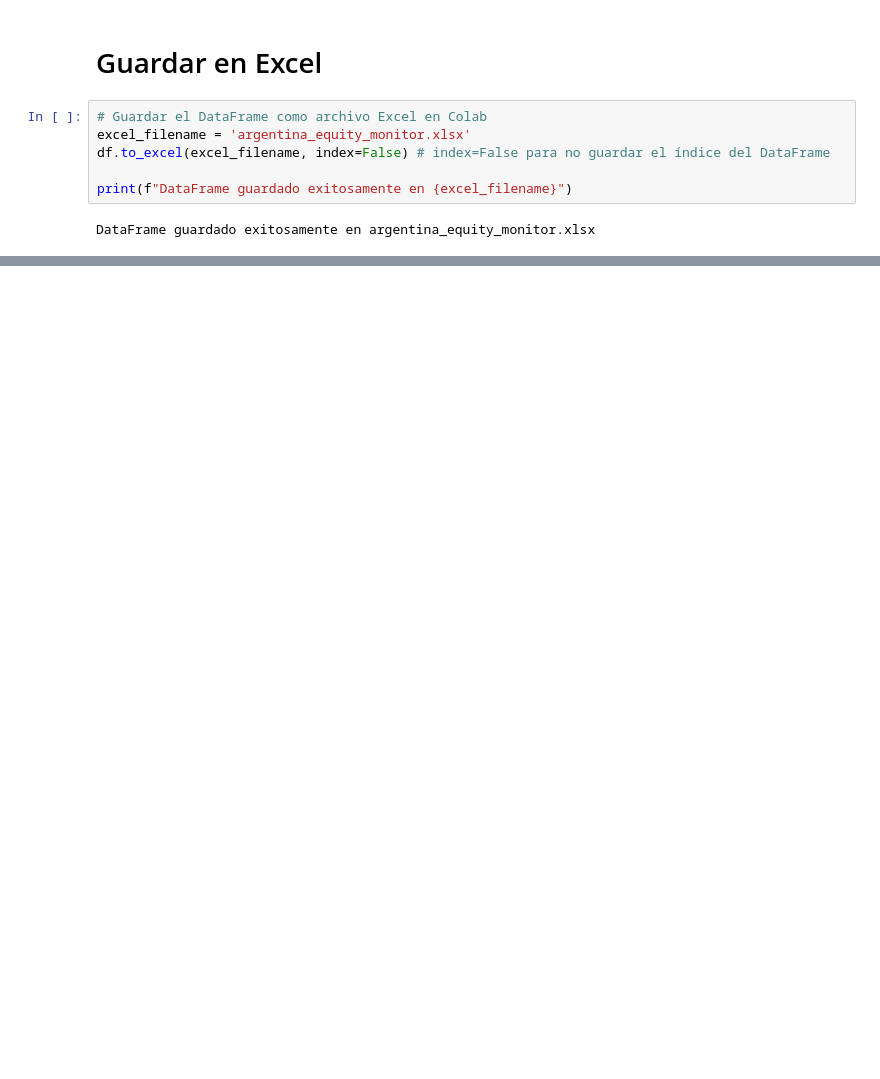
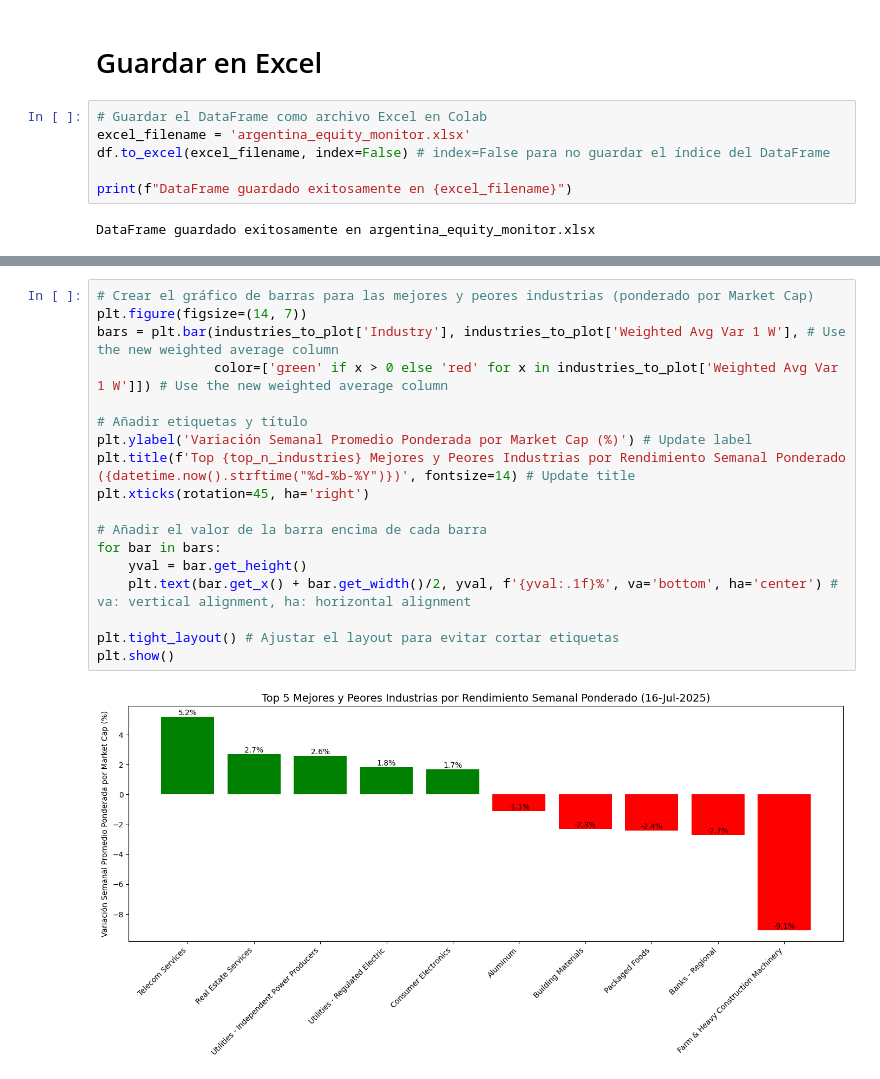
Before and after one commit to lucacamus13/equity-monitor-ARG, a Jupyter notebook: Equity_valuation_ARG.ipynb, the cells around one changed output, grey strips where cells are left out. Saved outputs shown, nothing was run; the diff lists cells and outputs as text; blank space fills up the shorter version.

```diff
--- a/Equity_valuation_ARG.ipynb
+++ b/Equity_valuation_ARG.ipynb
@@ -543,0 +694,20 @@ DataFrame guardado exitosamente en argentina_equity_monitor.xlsx
+# %%
+# Crear el gráfico de barras para las mejores y peores industrias (ponderado por Market Cap)
+plt.figure(figsize=(14, 7))
+bars = plt.bar(industries_to_plot['Industry'], industries_to_plot['Weighted Avg Var 1 W'], # Use the new weighted average column
+               color=['green' if x > 0 else 'red' for x in industries_to_plot['Weighted Avg Var 1 W']]) # Use the new weighted average column
+
+# Añadir etiquetas y título
+plt.ylabel('Variación Semanal Promedio Ponderada por Market Cap (%)') # Update label
+plt.title(f'Top {top_n_industries} Mejores y Peores Industrias por Rendimiento Semanal Ponderado ({datetime.now().strftime("%d-%b-%Y")})', fontsize=14) # Update title
+plt.xticks(rotation=45, ha='right')
+
+# Añadir el valor de la barra encima de cada barra
+for bar in bars:
+    yval = bar.get_height()
+    plt.text(bar.get_x() + bar.get_width()/2, yval, f'{yval:.1f}%', va='bottom', ha='center') # va: vertical alignment, ha: horizontal alignment
+
+plt.tight_layout() # Ajustar el layout para evitar cortar etiquetas
+plt.show()
+# %% [output]
+[figure, added]
```
Also changed, not shown: parts of 12 cells of this notebook.
